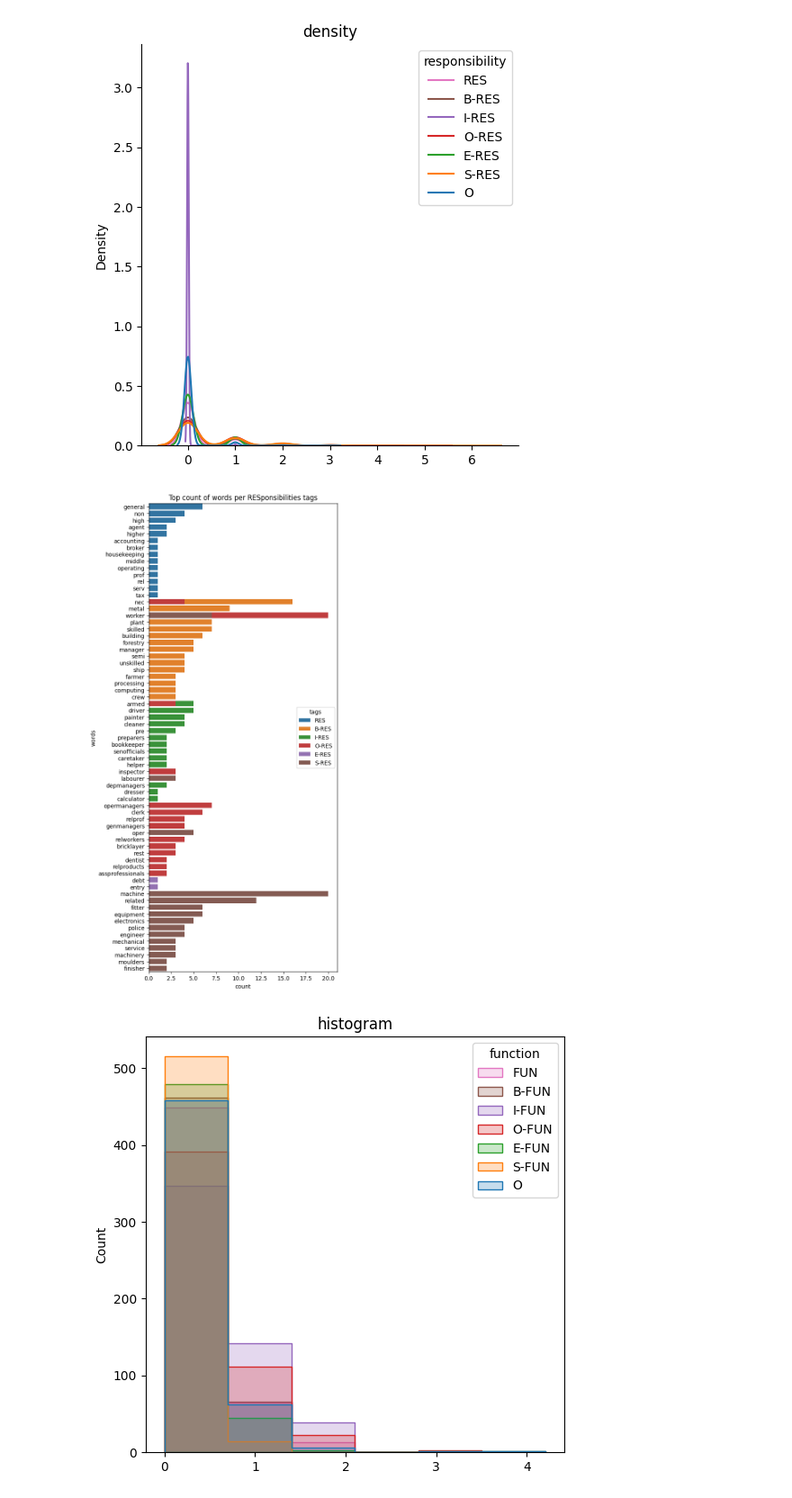
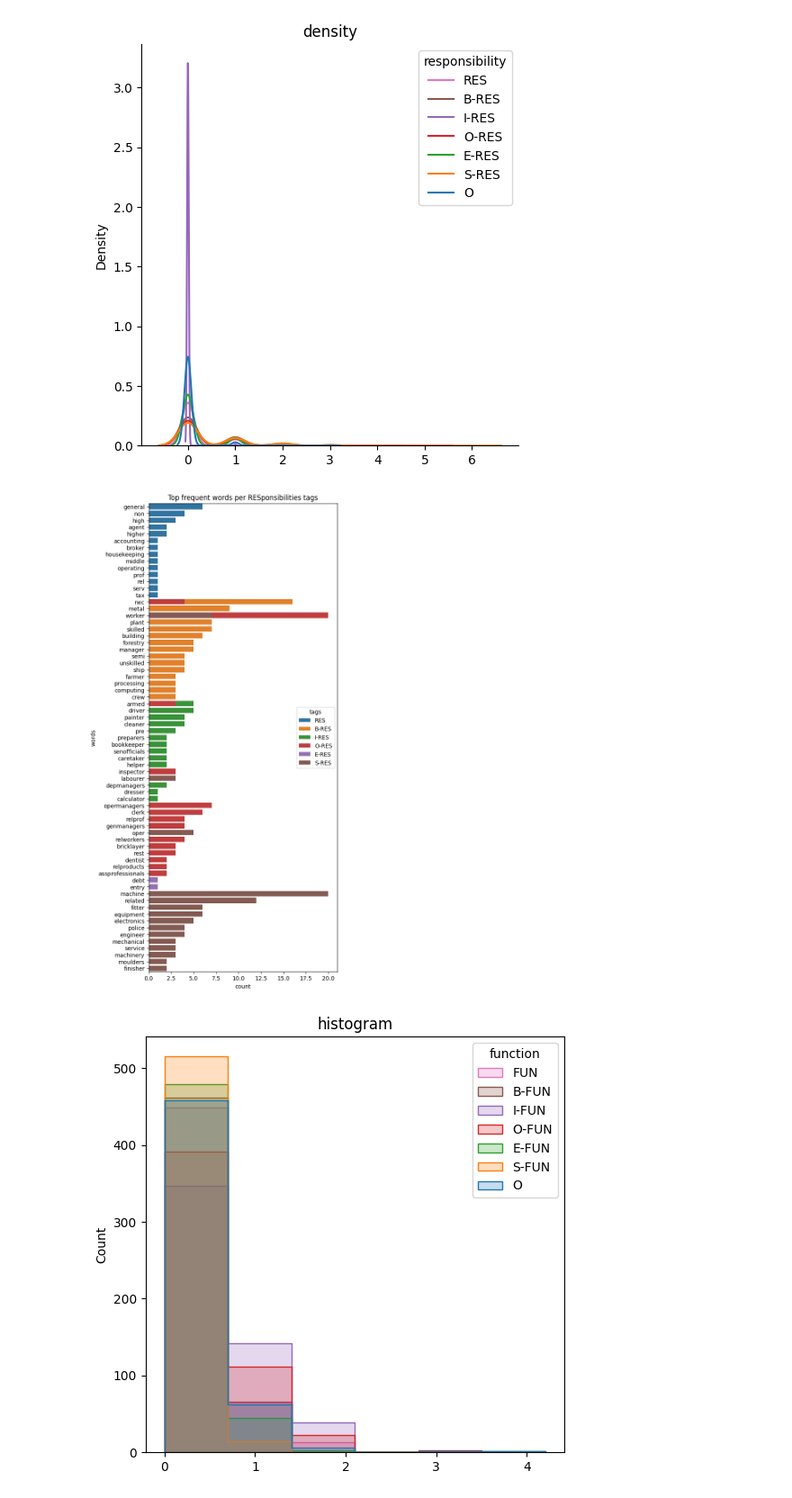
Before and after one commit to tsa-ml/tsa-ml, a Jupyter notebook: Research Questions - Use Cases.ipynb, the cells around one changed output. Shown at 90% size. Saved outputs shown, nothing was run; the diff lists cells and outputs as text; code cells hidden in the pictures.

```diff
--- a/Research Questions - Use Cases.ipynb
+++ b/Research Questions - Use Cases.ipynb
@@ -448,7 +448,7 @@ plt.hist([len(token) for token in titles],
          bins = 50,
          color = 'blue',
          width = 0.9)
-plt.rcParams["figure.figsize"] = (6, 6)
+plt.rcParams["figure.figsize"] = (6, 4)
 plt.title('Token per title')
 plt.xlabel('Number of Tokens')
 plt.ylabel('# titles')
@@ -701,20 +696,20 @@ plt.show()
 # %%
 # Occupational responsibility categories
 
 title_lbl = ["RES", "B-RES", "I-RES", "O-RES", "E-RES", "S-RES"]
 cluster_tn = construct_list_for_barplot(title_lbl)
 x = [[],[],[],[],[],[]]
 i = 0
 for lbl in title_lbl:
     x[i] = (cluster_tn[cluster_tn["tags"] == lbl]).head(15)
     i = i + 1
 plt.rcParams["figure.figsize"] = (6, 15)
 df = pd.concat(x)
 sns.barplot(x="count", y="words", hue="tags", data=df, dodge=False, orient="h")
-plt.title("Top count of words per RESponsibilities tags")
+plt.title("Top frequent words per RESponsibilities tags")
 plt.show()
 # %% [output]
-[figure, old version]
+[figure, new version]
 # %%
 # Occupational function
 
```
Also changed, not shown: parts of 10 cells of this notebook.
